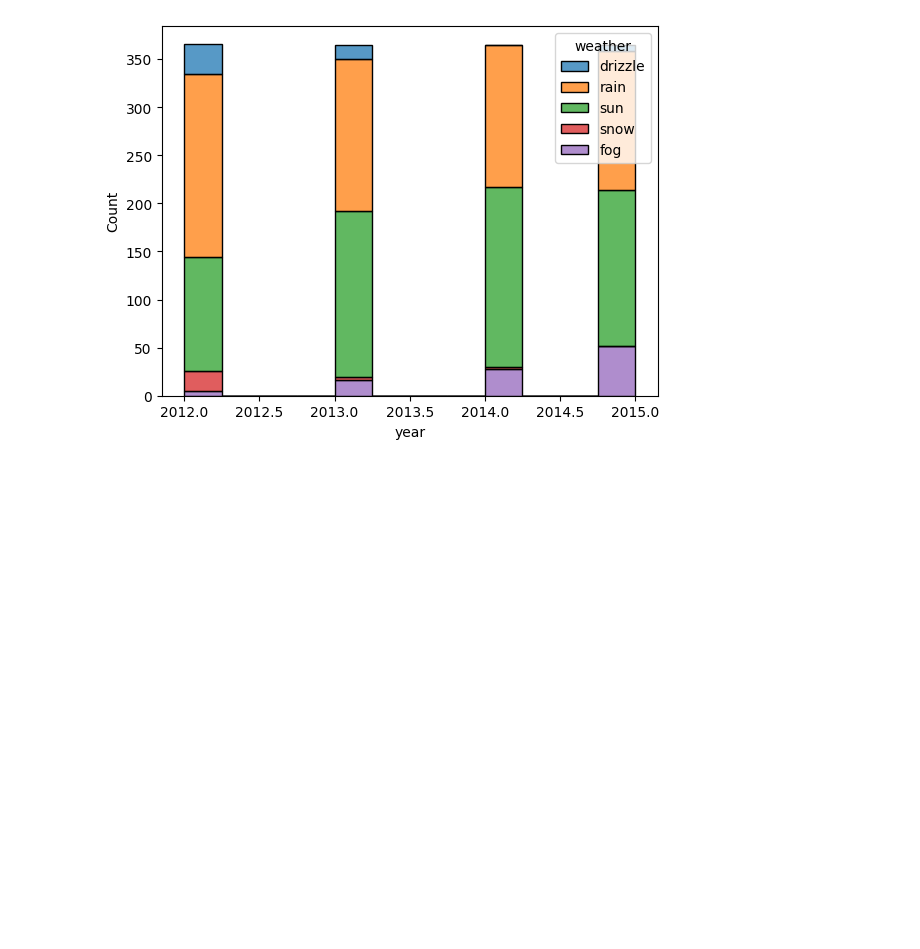
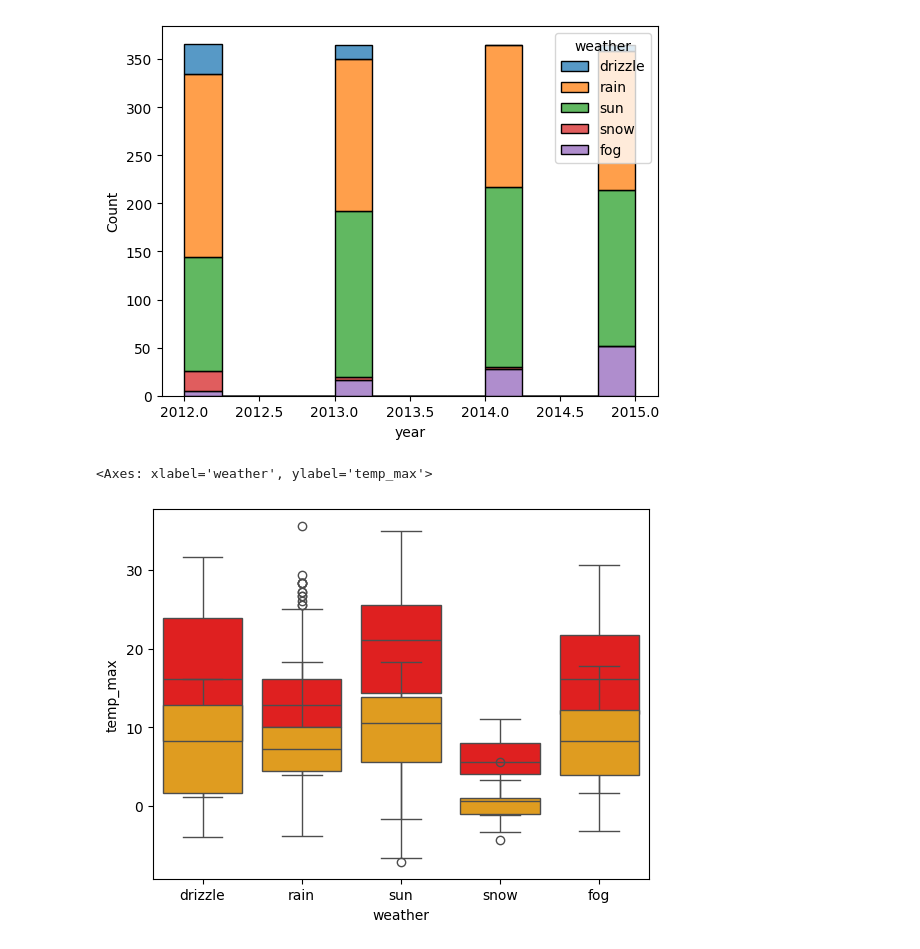
Before and after one commit to Inezariane/EDA--Exploratory-Data-Analysis-, a Jupyter notebook: explore_dataset.ipynb, the cells around one changed output. Cells and saved outputs as stored; diff of their text form; code cells hidden in the pictures; blank space fills up the shorter version.

```diff
--- a/explore_dataset.ipynb
+++ b/explore_dataset.ipynb
@@ -78,3 +78,13 @@ sns.histplot(data=df, x='year', hue='weather', multiple='stack', bins=12)
 # %% [output]
 <Axes: xlabel='year', ylabel='Count'>
 [figure]
+# %%
+# Analyze the outliers
+
+sns.boxplot(x=df['weather'], y=df['temp_max'], color='red')
+sns.boxplot(x=df['weather'], y=df['temp_min'], color='orange')
+
+# In this example, we are trying to see the normal range of temperature for each weather type and analyze some outliers.
+# %% [output]
+<Axes: xlabel='weather', ylabel='temp_max'>
+[figure, added]
```
Also changed, not shown: parts of 2 cells of this notebook.
